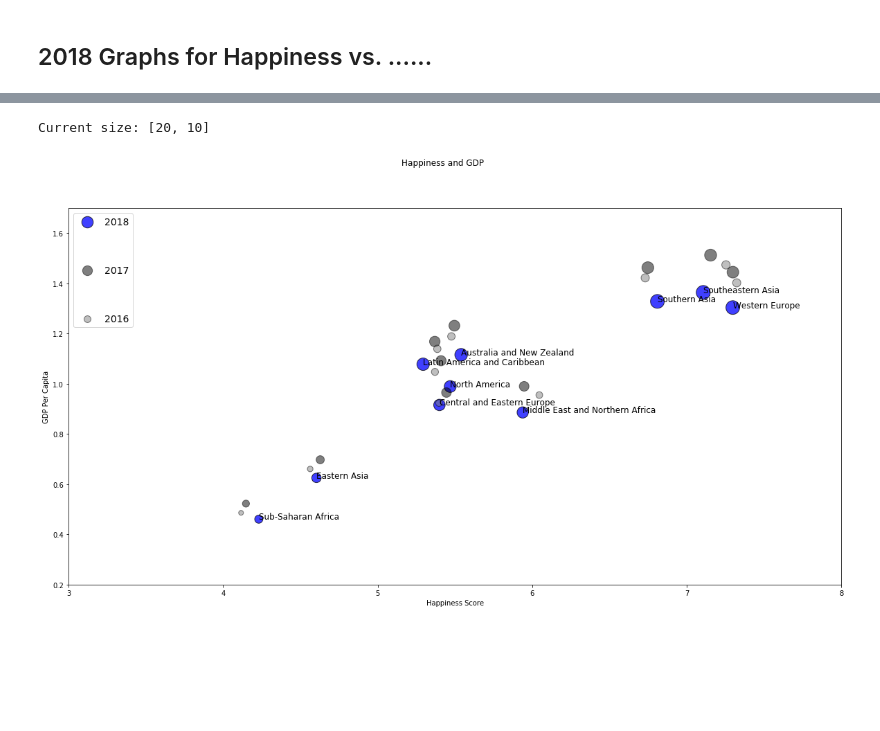
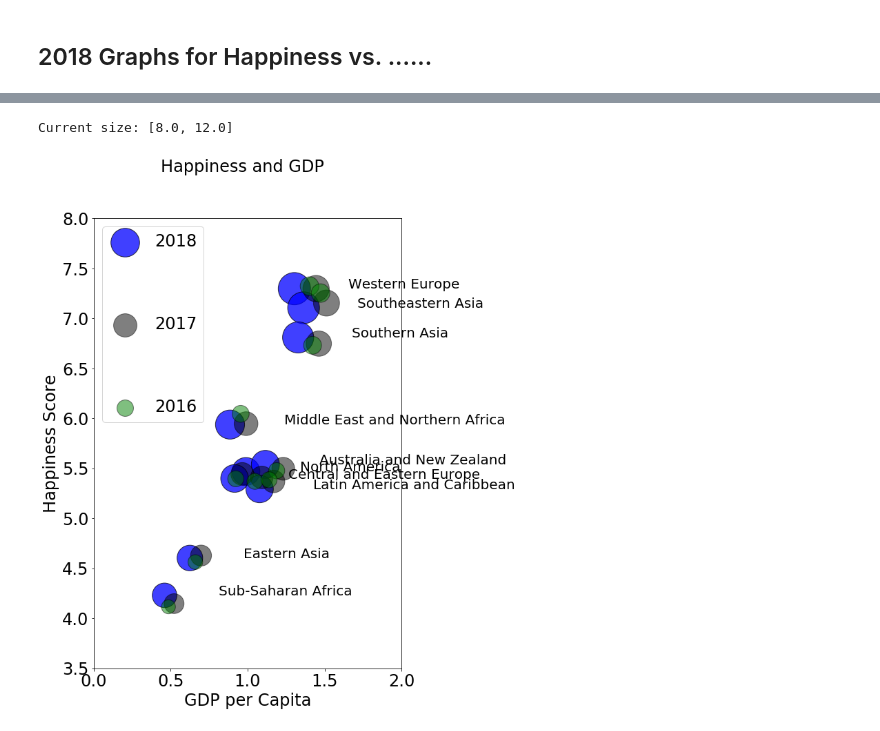
Before and after one commit to setholindaman/Group-Project-1, a Jupyter notebook: main.ipynb, the cells around one changed output, grey strips where cells are left out. Saved outputs shown, nothing was run; the diff lists cells and outputs as text; code cells hidden in the pictures; blank space fills up the shorter version.

```diff
--- a/main.ipynb
+++ b/main.ipynb
@@ -202,51 +255,58 @@ life_exp_country_2016 = merge_region_df.groupby(['Region'])['2016 Health (Life E
 
 #add text to labels
 for i,region in enumerate(merge_region_df['Region'].unique()):
-    x = happiness_per_country_2018[i]
-    y = GDP_per_country_2018[i]
-    #plt.scatter(x, y, marker='x', color='red')
-    plt.text(x, y, region, size='large')
-plt.scatter(happiness_per_country_2018, GDP_per_country_2018, s =  GDP_per_country_2018*300, marker ='o', facecolor="Blue",
+    x = GDP_per_country_2018[i]
+    y = happiness_per_country_2018[i]
+    plt.text(x+.35, y, region)
+plt.scatter(GDP_per_country_2018, happiness_per_country_2018, s = happiness_per_country_2018*300, marker ='o', facecolor="Blue",
             edgecolors='black', label="2018 by Country", alpha=0.75)
 
 
-plt.scatter(happiness_per_country_2017, GDP_per_country_2017, s =  GDP_per_country_2017*200, marker ='o', facecolor="Black", alpha=0.5, label="2017 by Country")
-plt.scatter(happiness_per_country_2016, GDP_per_country_2016, s = GDP_per_country_2016*100, marker ='o', facecolor="Gray", edgecolors='black', alpha=0.5, label="2016 by Country")
+plt.scatter(GDP_per_country_2017, happiness_per_country_2017, s = happiness_per_country_2017*200, marker ='o', facecolor="Black", alpha=0.5, label="2017 by Country")
+plt.scatter(GDP_per_country_2016, happiness_per_country_2016, s = happiness_per_country_2016*100, marker ='o', facecolor="Green", edgecolors='black', alpha=0.5, label="2016 by Country")
 
 
 # Incorporate the other graph properties
 #set x & y limits
-plt.xlim(3,8)
-plt.ylim(0.2,1.7)
+plt.xlim(0,2)
+plt.ylim(3.5,8)
 
 #Add title descriptions
 plt.suptitle("Happiness and GDP")
-#plt.title("Note: Size of Bubbles represents Number of Drivers per City")
-plt.xlabel("Happiness Score")
-plt.ylabel("GDP Per Capita")
+plt.xlabel("GDP per Capita")
+plt.ylabel("Happiness Score")
 
 # Get current size
 fig_size = plt.rcParams["figure.figsize"]
 
 # Prints: [8.0, 6.0]
 print("Current size:", fig_size)
 
 # Set figure width to 12 and height to 9
 #plt.rcParams["figure.figsize"] = fig_size
-fig_size[0] = 20
-fig_size[1] = 10
+#fig_size[0] = 20
+#fig_size[1] = 10
 
-
+mpl.rcParams.update({
+    'figure.figsize'      : (26,18),
+    'font.size'           :  20.0,
+    'axes.titlesize'      : 'large',
+    'axes.labelsize'      : 'large',
+    'xtick.labelsize'     : 'large',
+    'ytick.labelsize'     : 'large',
+    'legend.fontsize'     : 'large',
+    'legend.loc'          : 'upper left'
+})
 
 
 # Create a legendswwqd
 legend = ["2018", "2017", "2016"]
-plt.legend(legend, loc='upper left', labelspacing = 4, markerscale=1, fontsize=14)
+plt.legend(legend, labelspacing = 4, markerscale=1)
 # Incorporate a text label regarding circle size
 
 # Save Figure
 plt.savefig("Happiness Bubble Chart")
 plt.show()
 # %% [output]
-Current size: [20, 10]
+Current size: [8.0, 12.0]
-[figure, old version]
+[figure, new version]
```
Also changed, not shown: parts of 4 cells of this notebook.
